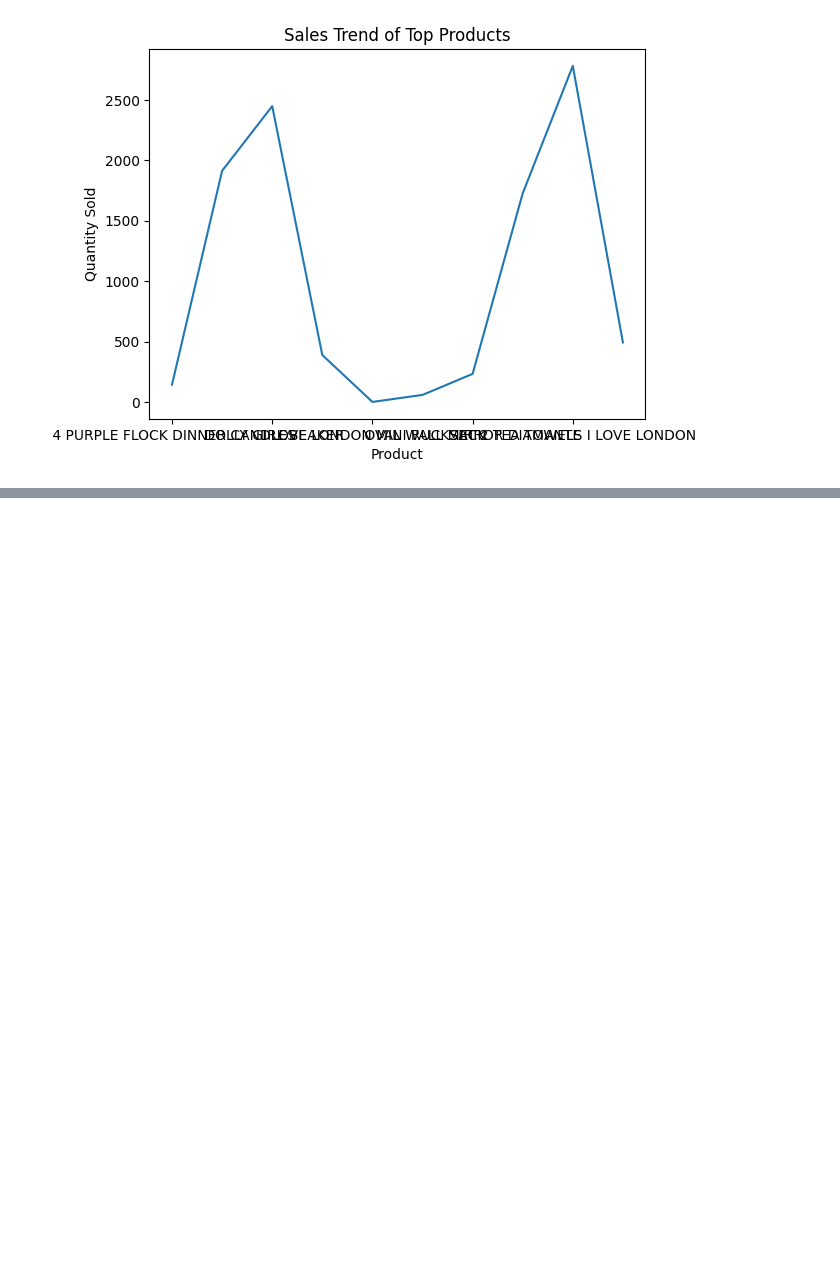
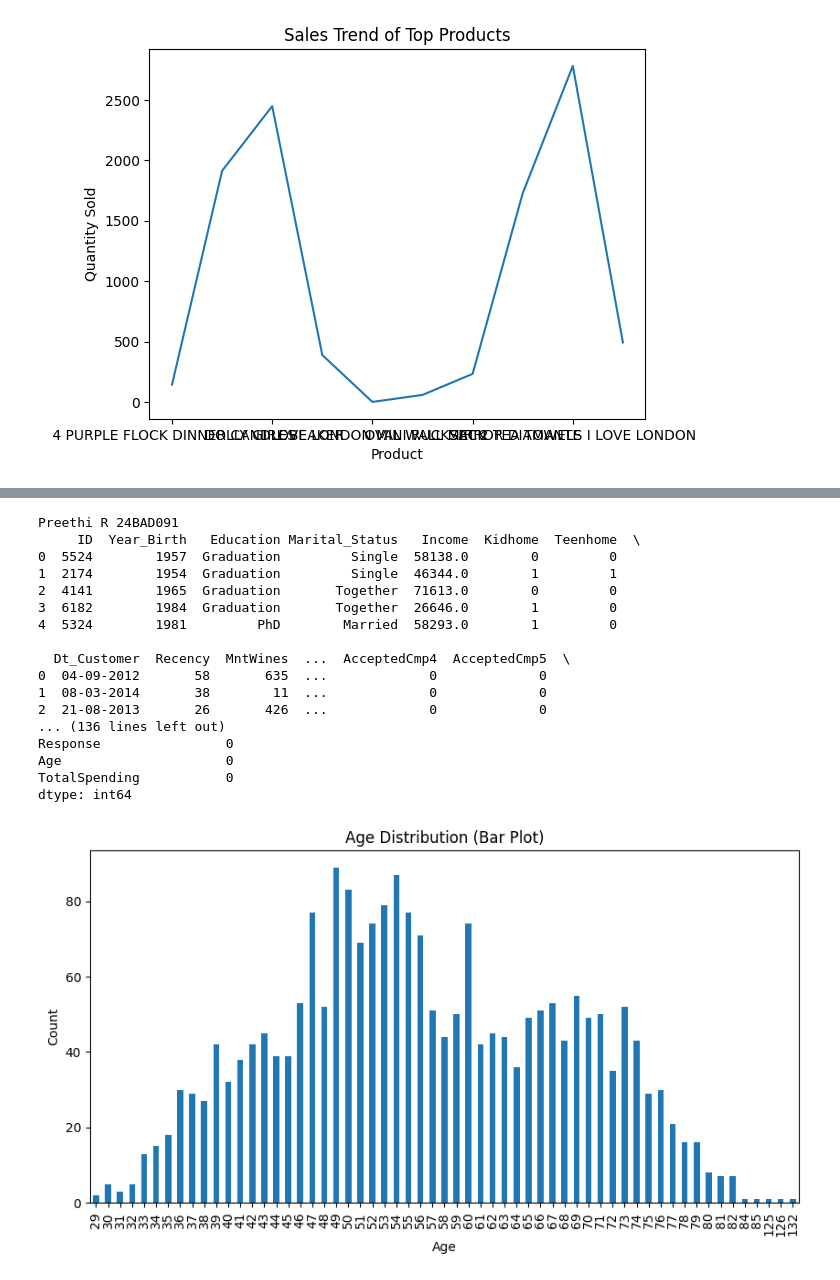
Before and after one commit to PreethiR091/Preethi-24BAD091, a Jupyter notebook: Preethi_R_24BAD091_ML_Lab_Ex_1.ipynb, the cells around one changed output, grey strips where cells are left out. Saved outputs shown, nothing was run; the diff lists cells and outputs as text; code cells hidden in the pictures; blank space fills up the shorter version.

```diff
--- a/Preethi_R_24BAD091_ML_Lab_Ex_1.ipynb
+++ b/Preethi_R_24BAD091_ML_Lab_Ex_1.ipynb
@@ -58,0 +200,80 @@ dtype: int64
+# %%
+#SCENARIO 4: Banking Customer Data
+print("Preethi R 24BAD091")
+
+import pandas as pd
+import matplotlib.pyplot as plt
+import seaborn as sns
+
+bank_df = pd.read_csv("marketing_campaign.csv", sep="\t")
+
+bank_df['Age'] = 2025 - bank_df['Year_Birth']
+
+bank_df['TotalSpending'] = (
+    bank_df['MntWines'] +
+    bank_df['MntFruits'] +
+    bank_df['MntMeatProducts'] +
+    bank_df['MntFishProducts'] +
+    bank_df['MntSweetProducts'] +
+    bank_df['MntGoldProds']
+)
+
+print(bank_df.head())
+print(bank_df.info())
+print(bank_df.describe())
+print(bank_df.isnull().sum())
+
+plt.figure(figsize=(10,5))
+bank_df['Age'].value_counts().sort_index().plot(kind='bar')
+plt.title('Age Distribution (Bar Plot)')
+plt.xlabel('Age')
+plt.ylabel('Count')
+plt.show()
+
+plt.figure(figsize=(8,5))
+sns.boxplot(y=bank_df['Age'])
+plt.title('Age Distribution (Box Plot)')
+plt.show()
+
+plt.figure(figsize=(10,5))
+bank_df['Income'].dropna().astype(int).value_counts(bins=20).plot(kind='bar')
+plt.title('Income Distribution (Bar Plot)')
+plt.xlabel('Income Range')
+plt.ylabel('Count')
+plt.show()
+
+plt.figure(figsize=(8,5))
+sns.boxplot(y=bank_df['Income'])
+plt.title('Income Distribution (Box Plot)')
+plt.show()
+
+plt.figure(figsize=(10,5))
+bank_df['TotalSpending'].value_counts(bins=20).plot(kind='bar')
+plt.title('Spending Pattern (Bar Plot)')
+plt.xlabel('Total Spending Range')
+plt.ylabel('Count')
+plt.show()
+
+plt.figure(figsize=(8,5))
+sns.boxplot(y=bank_df['TotalSpending'])
+plt.title('Spending Pattern (Box Plot)')
+plt.show()
+# %% [output]
+Preethi R 24BAD091
+     ID  Year_Birth   Education Marital_Status   Income  Kidhome  Teenhome  \
+0  5524        1957  Graduation         Single  58138.0        0         0
+1  2174        1954  Graduation         Single  46344.0        1         1
+2  4141        1965  Graduation       Together  71613.0        0         0
+3  6182        1984  Graduation       Together  26646.0        1         0
+4  5324        1981         PhD        Married  58293.0        1         0
+
+  Dt_Customer  Recency  MntWines  ...  AcceptedCmp4  AcceptedCmp5  \
+0  04-09-2012       58       635  ...             0             0
+1  08-03-2014       38        11  ...             0             0
+2  21-08-2013       26       426  ...             0             0
+... (136 lines left out)
+Response                0
+Age                     0
+TotalSpending           0
+dtype: int64
+[figure, added]
```
Also changed, not shown: parts of 4 cells of this notebook.
